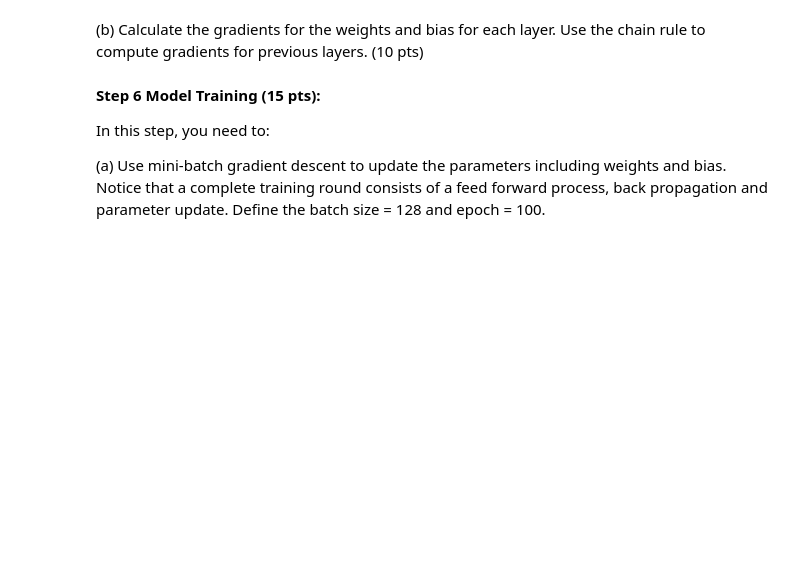
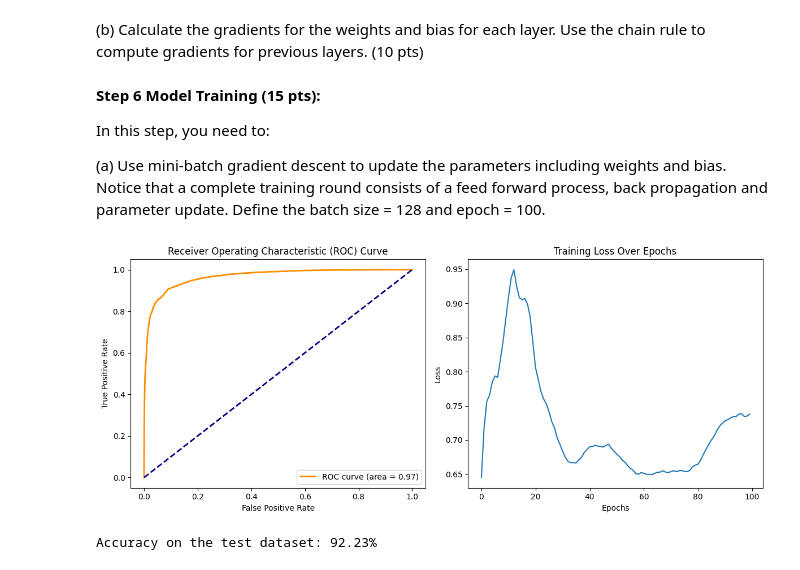
Before and after one commit to shubhamnarkhede/Applied_Machine_Learning, a Jupyter notebook: HW4/HW4.ipynb, the cells around one changed output. Drawn from its saved outputs; the diff is of its cells as text; code cells hidden in the pictures; blank space fills up the shorter version.

```diff
--- a/HW4/HW4.ipynb
+++ b/HW4/HW4.ipynb
@@ -111,7 +118,8 @@ layers and softmax activation function for the output layer. To finish this, you
 (a)  Identify the auxiliary input including the Sigmoid function and its derivative and Softmax
 # %%
 def sigmoid(x):
-    return 1 / (1 + np.exp(-x))
+    clipped_x = np.clip(x, -500, 500)
+    return 1 / (1 + np.exp(-clipped_x))
 
 def sigmoid_derivative(x):
     return sigmoid(x) * (1 - sigmoid(x))
@@ -141,10 +150,3 @@ biases_output = np.zeros(output_size)
 
 (a)  Define a function named feed_forward. Given an input x, it should output the sigmoid of wx+b
 where w and b indicates the weights and bias defined in step 2. (5 pts)
-# %%
-def feed_forward(x, weights, biases):
-    layer_input = x
-    for i in range(len(weights)):
-        layer_output = np.dot(layer_input, weights[i]) + biases[i]
-        layer_input = sigmoid(layer_output)  # Using the sigmoid activation function
-    return layer_input
@@ -190,6 +211,18 @@ In this step, you need to:
 (a)  Use mini-batch gradient descent to update the parameters including weights and bias. Notice
 that a complete training round consists of a feed forward process, back propagation and
 parameter update. Define the batch size = 128 and epoch = 100.
+# %%
+import matplotlib.pyplot as plt
+from sklearn.metrics import roc_curve, auc
+def compute_loss(predictions, targets):
+    # Ensure numerical stability by clipping the predicted probabilities
+    epsilon = 1e-15
+    predictions = np.clip(predictions, epsilon, 1 - epsilon)
+
+    # Calculate the categorical cross-entropy loss
+    loss = -np.sum(targets * np.log(predictions)) / len(predictions)
+
+    return loss
 # %%
 batch_size = 128
 epochs = 100
@@ -226,0 +276,40 @@ for epoch in range(epochs):
+# %%
+
+# Plot ROC curve and training loss
+plt.figure(figsize=(12, 5))
+
+# Plot ROC curve
+plt.subplot(1, 2, 1)
+plt.plot(fpr, tpr, color='darkorange', lw=2, label='ROC curve (area = {:.2f})'.format(roc_auc))
+plt.plot([0, 1], [0, 1], color='navy', lw=2, linestyle='--')
+plt.xlabel('False Positive Rate')
+plt.ylabel('True Positive Rate')
+plt.title('Receiver Operating Characteristic (ROC) Curve')
+plt.legend(loc='lower right')
+
+# Plot training loss
+plt.subplot(1, 2, 2)
+plt.plot(training_loss, label='Training Loss')
+plt.xlabel('Epochs')
+plt.ylabel('Loss')
+plt.title('Training Loss Over Epochs')
+
+plt.tight_layout()
+plt.show()
+# %% [output]
+[figure, added]
+# %%
+# (a) Use your trained neural network to predict the labels of the test dataset and compute the accuracy
+test_images_flattened = test_images.reshape(-1, 28 * 28)
+
+# Forward pass on the test dataset
+_, _, predictions = feed_forward(test_images_flattened)
+
+# Convert predictions to one-hot encoding
+predicted_labels_one_hot = one_hot_encode(np.argmax(predictions, axis=1), num_classes)
+
+# Calculate accuracy
+accuracy = np.sum(np.all(predicted_labels_one_hot == test_labels_one_hot, axis=1)) / len(test_labels_one_hot)
+print(f"Accuracy on the test dataset: {accuracy * 100:.2f}%")
+# %% [output]
+Accuracy on the test dataset: 92.23%
```
Also changed, not shown: parts of 15 cells of this notebook.
